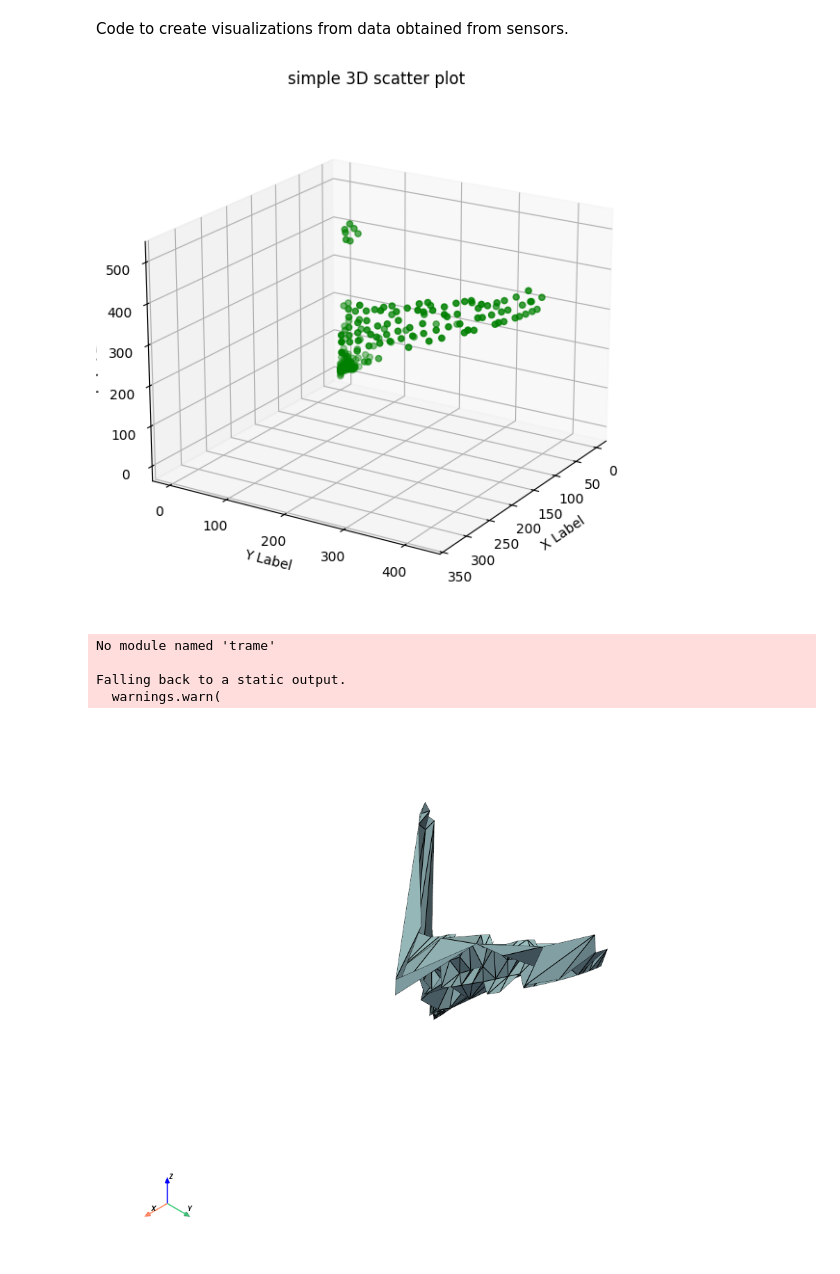
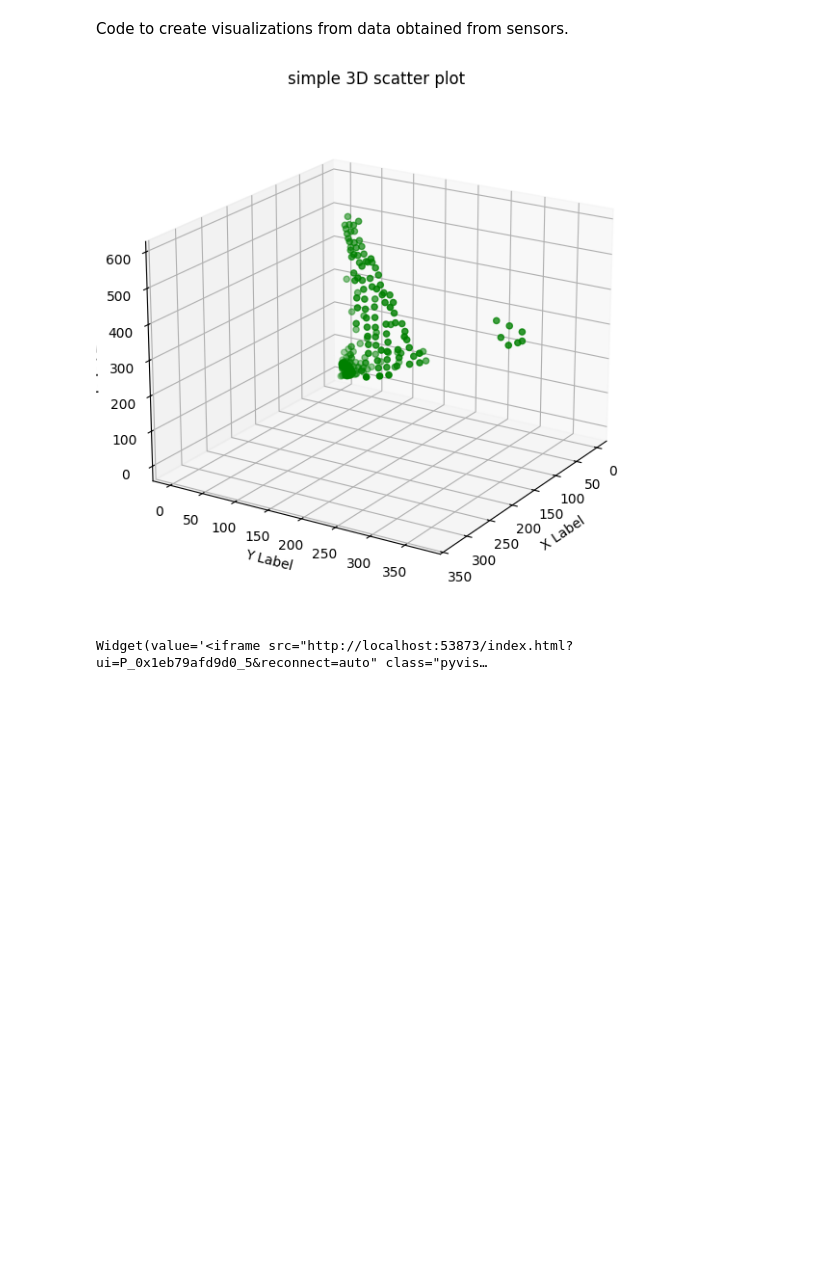
Before and after one commit to veskew/PIE-Mini-Project-2, a Jupyter notebook: visualizations.ipynb, the cells around one changed output. Cells and saved outputs as stored; diff of their text form; code cells hidden in the pictures; blank space fills up the shorter version.

Commit message:
Fix visualizations not showing interactive plots and Create calibration file

```diff
--- a/visualizations.ipynb
+++ b/visualizations.ipynb
@@ -16,8 +16,8 @@ with open(dataSource, 'r') as file:
 data_array = np.array(data, dtype=float)
 
 distance = data_array[:,0]
-theta1 = data_array[:,1] # Tilt angle (Servo2)
-theta2 = data_array[:,2] # Pan angle (Servo1)
+theta1 = data_array[:,2] # Tilt angle (Servo2)
+theta2 = data_array[:,1] # Pan angle (Servo1)
 
 # Mathematical conversions
 
@@ -36,37 +36,33 @@ fig = plt.figure(figsize = (10, 7))
 ax = plt.axes(projection ="3d")
 #ax.set_xlim(-10,10)
 #ax.set_ylim(0,20)
 #ax.set_zlim(-10,10)
 ax.view_init(elev=20., azim=32)
 
 
 # Creating plot
 ax.scatter3D(X_coordinates, Y_coordinates, Z_coordinates, color = "green")
 plt.title("simple 3D scatter plot")
 
 
 ax.set_xlabel('X Label')
 ax.set_ylabel('Y Label')
 ax.set_zlabel('Z Label')
 # show plot
 plt.show()
 
 
 # Create good 3d plot
 pv.Plotter(window_size=[20, 20])
 all_coordinates = [X_coordinates, Y_coordinates, Z_coordinates]
 data_points = np.transpose(all_coordinates)
 
 
 # points is a 3D numpy array (n_points, 3) coordinates of a sphere
 cloud = pv.PolyData(data_points)
 
 surf = cloud.delaunay_2d()
-surf.plot(show_edges=True)
+surf.plot(show_edges=True, interactive=True)
 # %% [output]
-[figure, old version]
+[figure, new version]
-No module named 'trame'
-
-Falling back to a static output.
-  warnings.warn(
+Widget(value='<iframe src="http://localhost:53873/index.html?ui=P_0x1eb79afd9d0_5&reconnect=auto" class="pyvis…
-[figure, removed]
```
Also changed, not shown: 1 other file.
